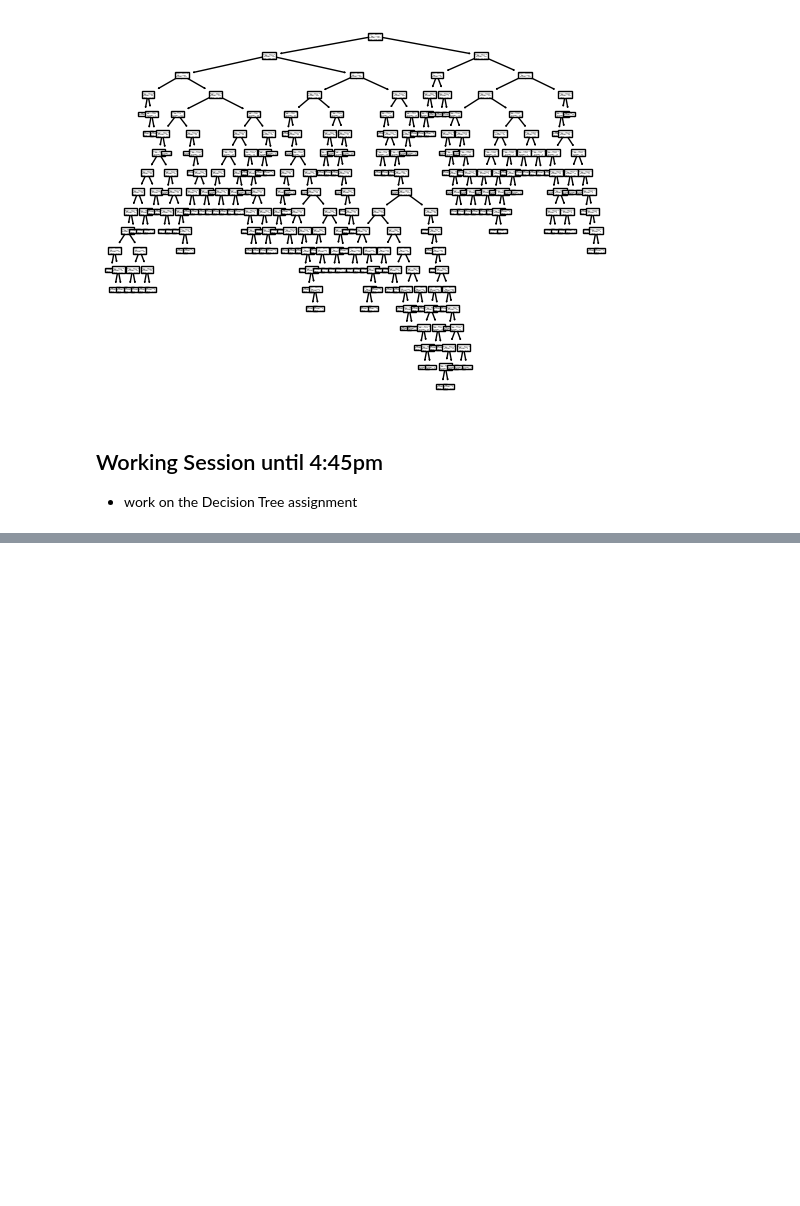
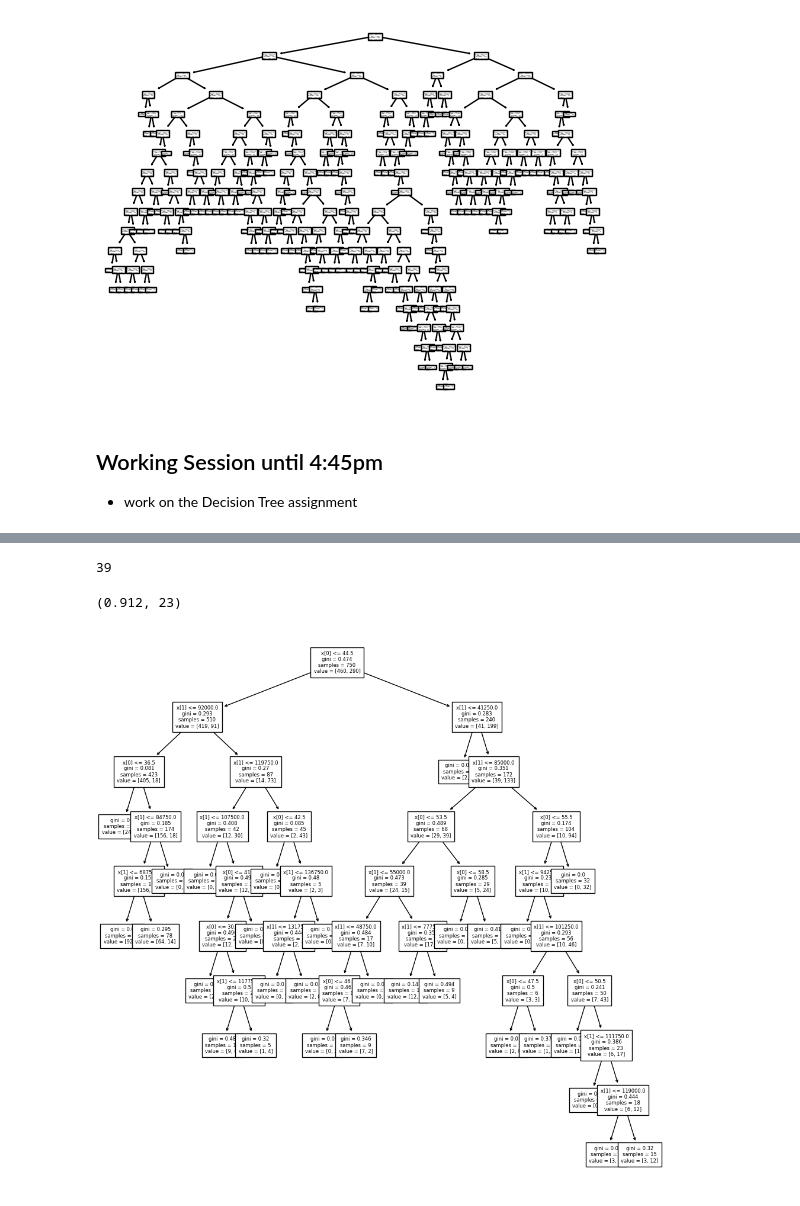
Before and after one commit to TheMarqueeGroup/JPM_DS_Oct2023, a Jupyter notebook: NotesDay3_NAMR.ipynb, the cells around one changed output, grey strips where cells are left out. Drawn from its saved outputs; the diff is of its cells as text; code cells hidden in the pictures; blank space fills up the shorter version.

```diff
--- a/NotesDay3_NAMR.ipynb
+++ b/NotesDay3_NAMR.ipynb
@@ -642,0 +649,48 @@ plt.show()
+# %%
+X = df[['Age','AnnualSalary']]
+y = df['Purchased']
+X_train, X_test, y_train, y_test = train_test_split(X, y, test_size=0.25, random_state=42)
+# %%
+path = clf.cost_complexity_pruning_path(X_train,y_train)
+ccp_alphas, impurities = path.ccp_alphas, path.impurities
+# %%
+len(ccp_alphas)
+# %% [output]
+39
+# %%
+models = [] #store all the decision trees with diff alphas
+train_scores = [] #accuracy scores of the training data
+test_scores = [] #accuracy scores of test data
+nodes = []
+leaves = []
+depths = []
+
+for alpha in ccp_alphas:
+    #print(alpha)
+    clf = tree.DecisionTreeClassifier(random_state=0, ccp_alpha=alpha)
+    clf.fit(X_train, y_train)
+    models.append(clf)
+
+    #calc the scores
+    score_train = clf.score(X_train, y_train)
+    score_test = clf.score(X_test, y_test)
+
+    #print(alpha, score_train, score_test)
+    train_scores.append(score_train)
+    test_scores.append(score_test)
+
+    depths.append(clf.get_depth())
+    nodes.append(clf.tree_.node_count)
+    leaves.append(clf.get_n_leaves())
+# %%
+max(test_scores), test_scores.index(max(test_scores))
+# %% [output]
+(0.912, 23)
+# %%
+best_clf = models[23]
+# %%
+plt.figure(figsize=(12,12))
+tree.plot_tree(best_clf, fontsize=6)
+plt.show()
+# %% [output]
+[figure, added]
```
Also changed, not shown: parts of 2 cells of this notebook.
